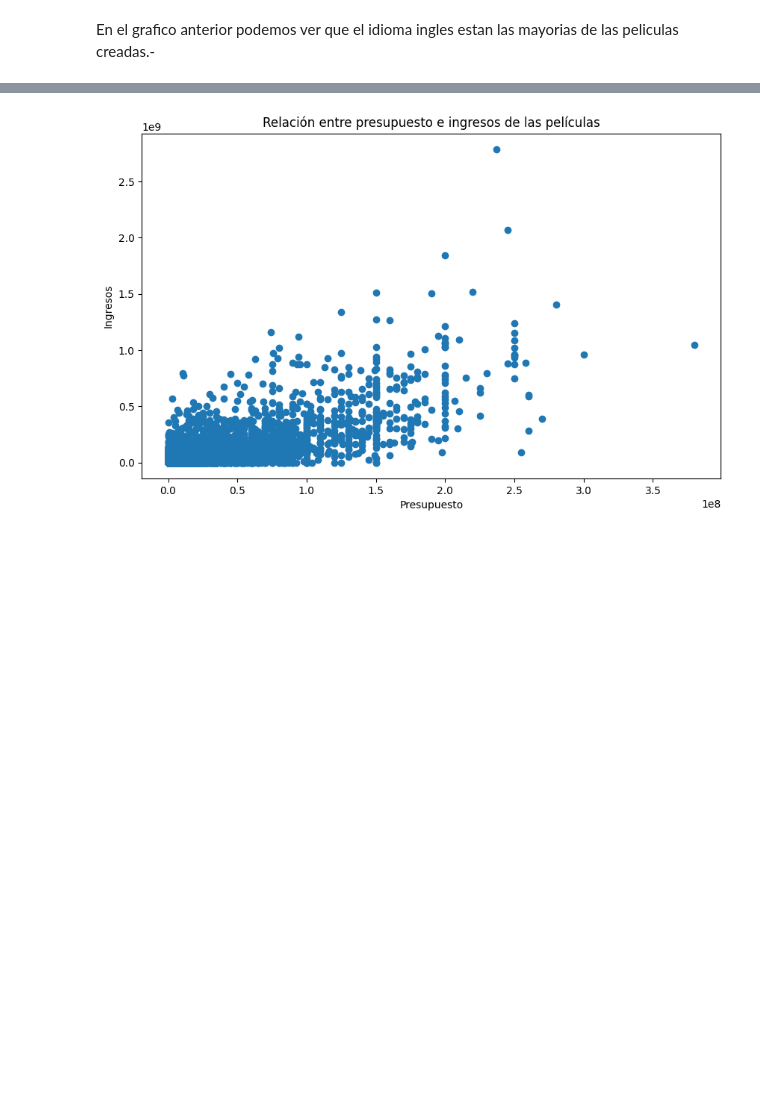
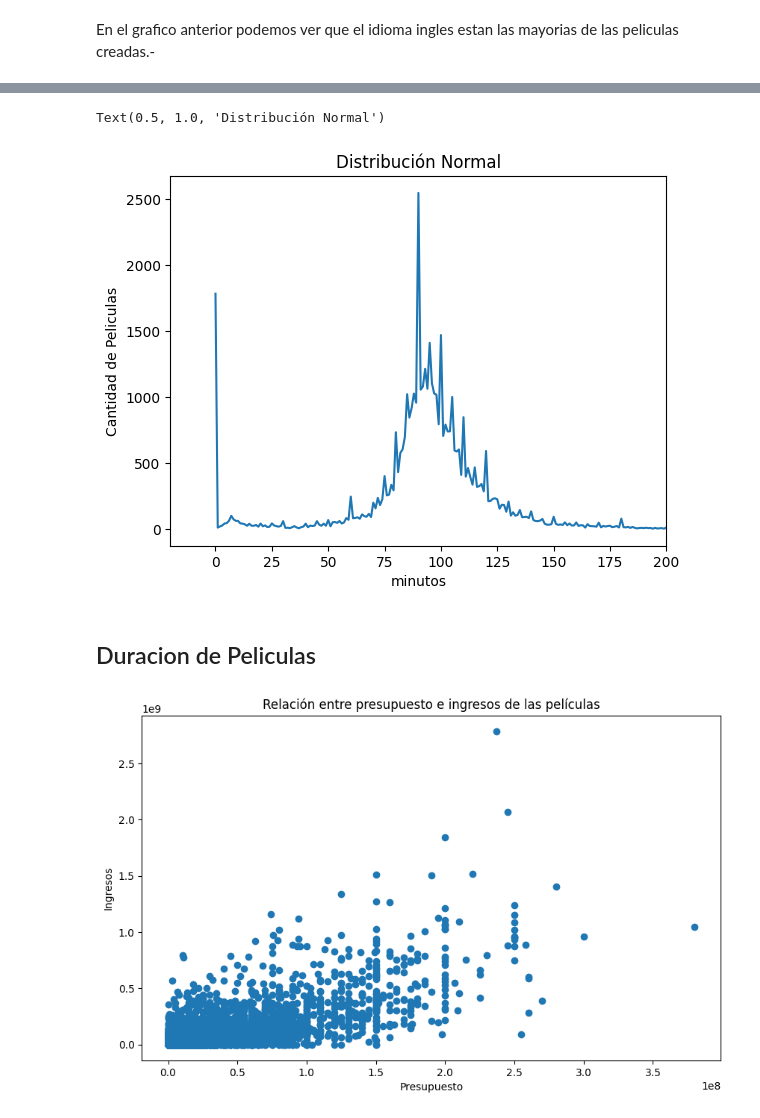
Before and after one commit to Victor624/Henry_1, a Jupyter notebook: 02 - EDA/EDA.ipynb, the cells around one changed output, grey strips where cells are left out. Cells and saved outputs as stored; diff of their text form; code cells hidden in the pictures; blank space fills up the shorter version.

```diff
--- a/02 - EDA/EDA.ipynb
+++ b/02 - EDA/EDA.ipynb
@@ -192,3 +192,10 @@ autolabel(bar1)
 [figure]
 # %% [markdown]
 En el grafico anterior podemos ver que el idioma ingles estan las mayorias de las peliculas creadas.-
+# %%
+runtime=pd.DataFrame(df.groupby("runtime").size())
+runtime.rename(columns={0:"cantidad"}, inplace=True)
+runtime.reset_index(inplace=True)
+
+#runtime=runtime[0:5]
+runtime
@@ -195,3 +216,14 @@ En el grafico anterior podemos ver que el idioma ingles estan las mayorias de la
+# %%
+plt.plot(runtime["runtime"],runtime["cantidad"])
+plt.xlabel('minutos')
+plt.ylabel('Cantidad de Peliculas')
+plt.xlim(-20,200)
+plt.title('Distribución Normal')
+# %% [output]
+Text(0.5, 1.0, 'Distribución Normal')
+[figure, added]
+# %% [markdown]
+## Duracion de Peliculas
 # %%
 # Crea un gráfico de dispersión para visualizar los ingresos y presupuestos de las películas
 fig, ax = plt.subplots(figsize=(10, 6))
```
Also changed, not shown: parts of 3 cells of this notebook.
